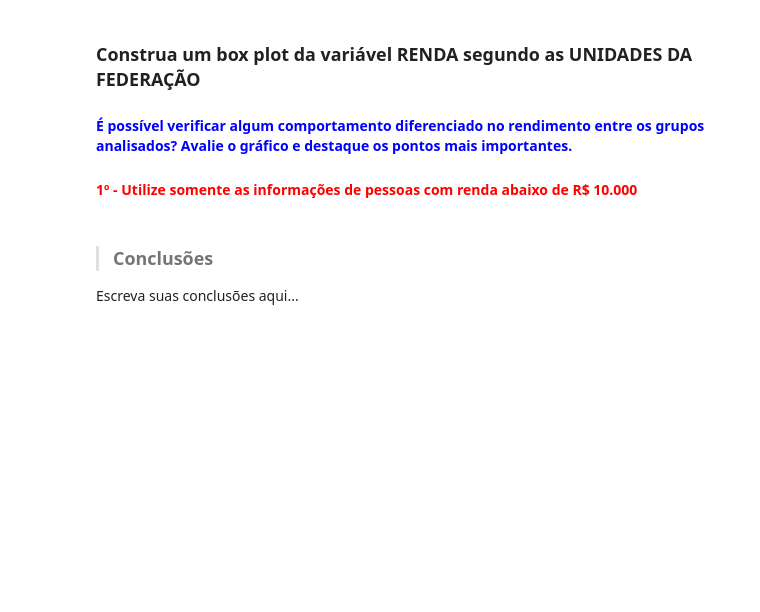
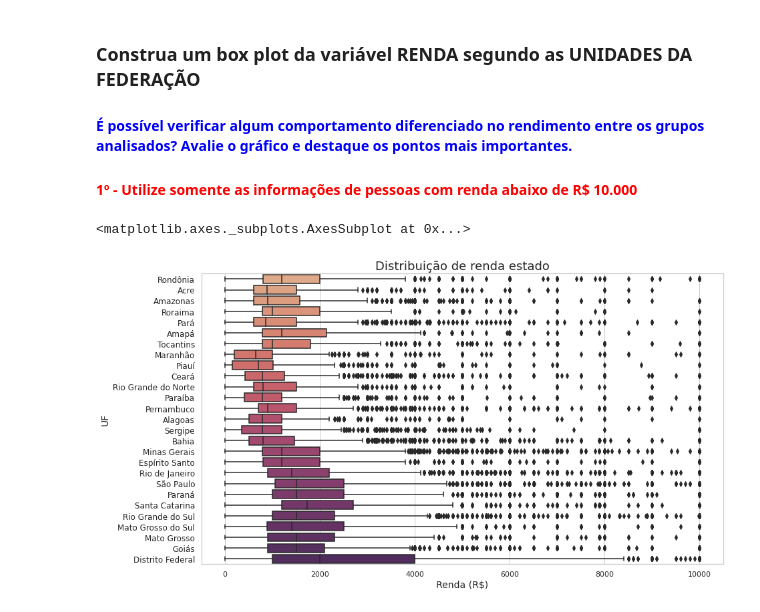
Before and after one commit to vsoier/Curso_de_Estat-stica_Parte_1, a Jupyter notebook: Análise_Descritiva.ipynb, the cells around one changed output. Saved outputs shown, nothing was run; the diff lists cells and outputs as text; code cells hidden in the pictures; blank space fills up the shorter version.

```diff
--- a/Análise_Descritiva.ipynb
+++ b/Análise_Descritiva.ipynb
@@ -417,7 +608,15 @@ Escreva suas conclusões aqui...
 ### Construa um box plot da variável RENDA segundo as UNIDADES DA FEDERAÇÃO
 #### <font color='blue'>É possível verificar algum comportamento diferenciado no rendimento entre os grupos analisados? Avalie o gráfico e destaque os pontos mais importantes.</font>
 #### <font color='red'>1º - Utilize somente as informações de pessoas com renda abaixo de R$ 10.000</font>
-# %% [markdown]
-> ### Conclusões
-
-Escreva suas conclusões aqui...
+# %%
+ax = sns.boxplot(y='UF', x='Renda', data= dados.query('Renda <=10000' ), palette="flare", orient= 'h')
+ax.figure.set_size_inches(14,8)
+ax.set_xlabel('Renda (R$)', fontsize=14)
+ax.set_ylabel('UF', fontsize=14)
+ax.set_title('Distribuição de renda estado', fontsize=18)
+ax.set_yticklabels([key for key in uf.values()], fontsize=12)
+
+ax
+# %% [output]
+<matplotlib.axes._subplots.AxesSubplot at 0x...>
+[figure, added]
```
Also changed, not shown: parts of 32 cells of this notebook.
